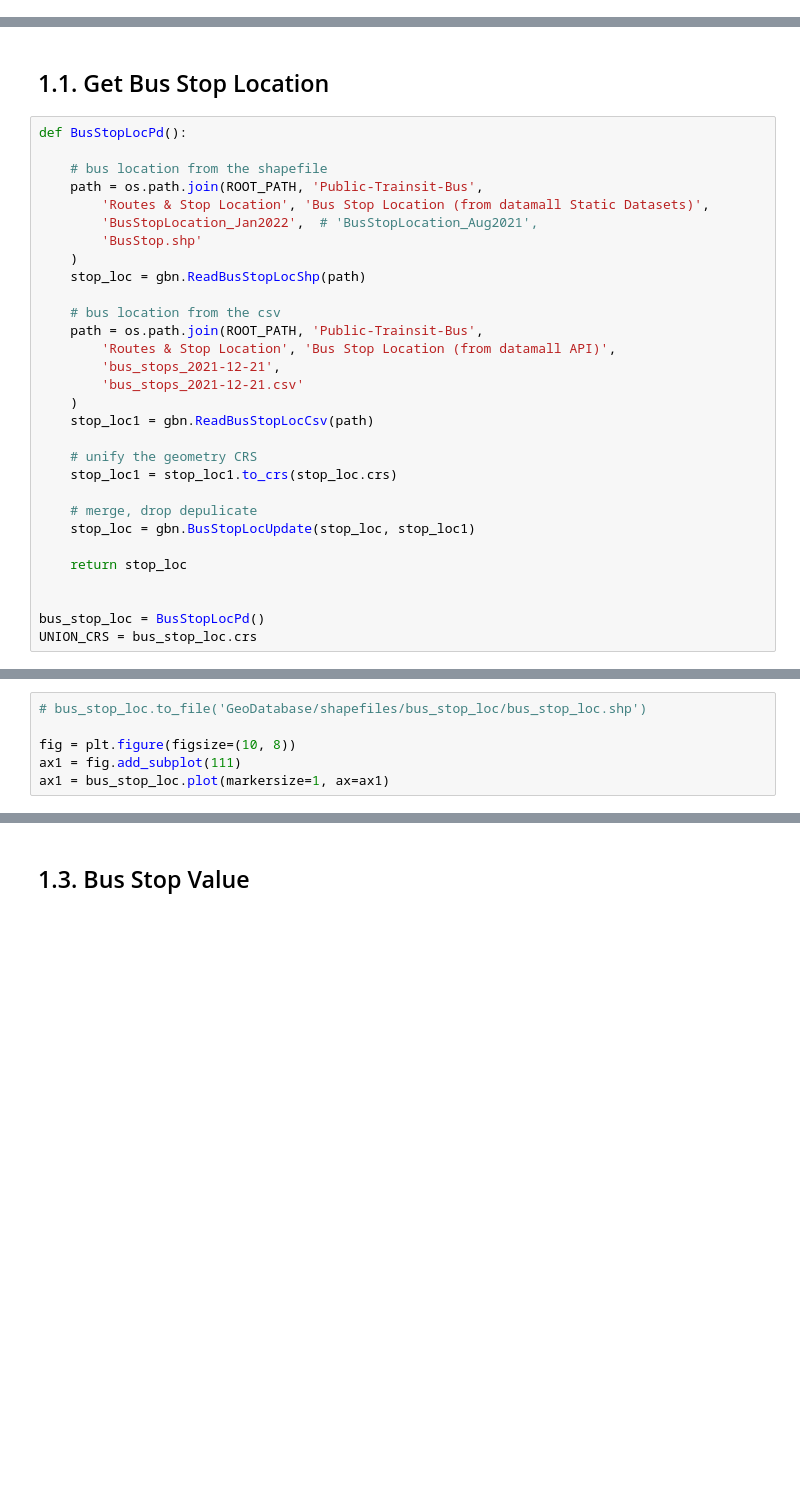
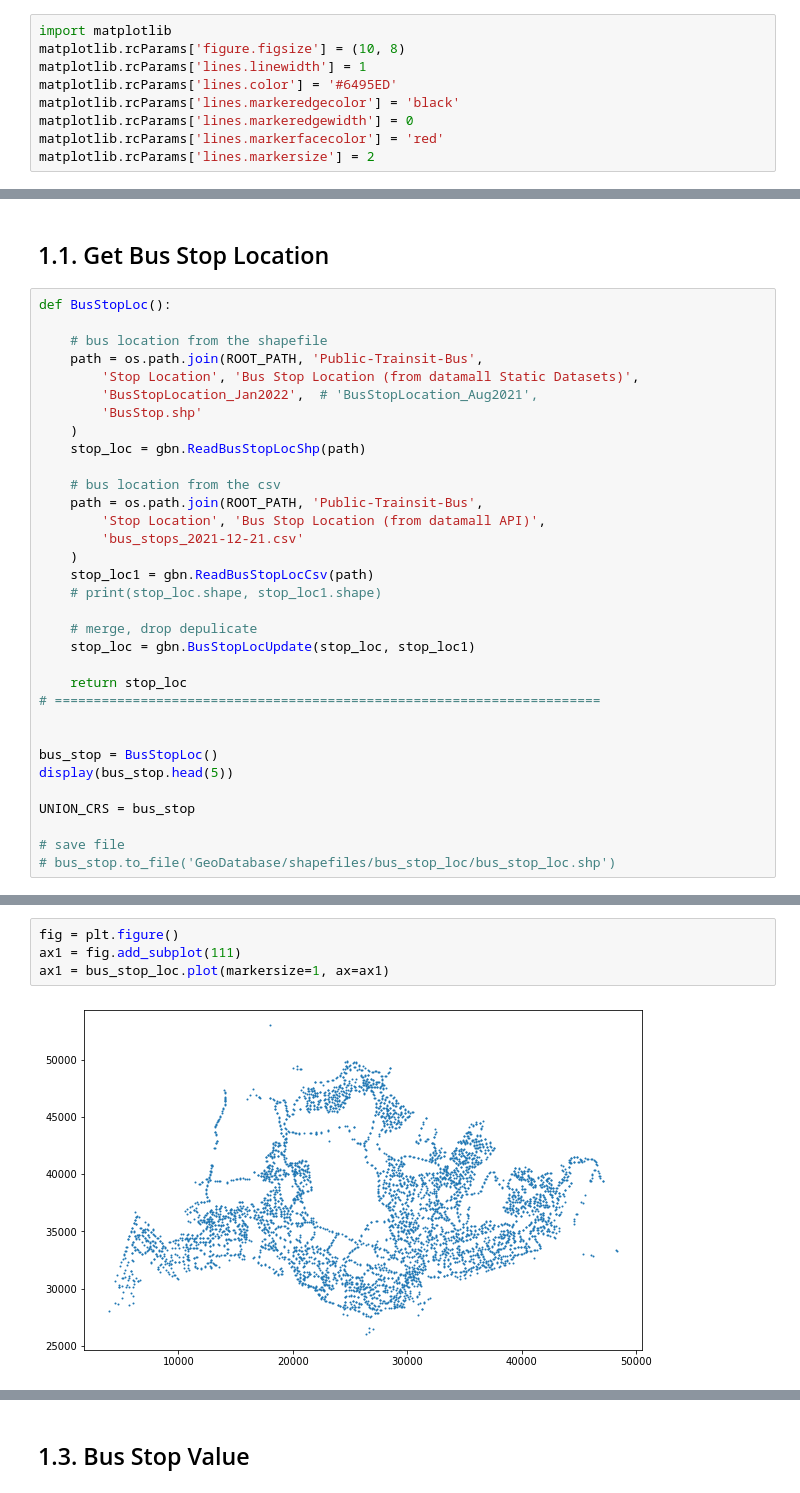
Before and after one commit to veager/GeoDatabase-SG, a Jupyter notebook: DataExplore.ipynb, the cells around one changed output, grey strips where cells are left out. Drawn from its saved outputs; the diff is of its cells as text; blank space fills up the shorter version.

```diff
--- a/DataExplore.ipynb
+++ b/DataExplore.ipynb
@@ -14,3 +13,12 @@ import PyCodesDataProcessingBase.DataProceesingBase_GetTrainNet as gtn
+# %%
+import matplotlib
+matplotlib.rcParams['figure.figsize'] = (10, 8)
+matplotlib.rcParams['lines.linewidth'] = 1
+matplotlib.rcParams['lines.color'] = '#6495ED'
+matplotlib.rcParams['lines.markeredgecolor'] = 'black'
+matplotlib.rcParams['lines.markeredgewidth'] = 0
+matplotlib.rcParams['lines.markerfacecolor'] = 'red'
+matplotlib.rcParams['lines.markersize'] = 2
 # %%
 import importlib
 # importlib.reload()
@@ -56,11 +104,11 @@ The process of construct bus (transit) network
 # %% [markdown]
 ## 1.1. Get Bus Stop Location
 # %%
-def BusStopLocPd():
+def BusStopLoc():
 
     # bus location from the shapefile
     path = os.path.join(ROOT_PATH, 'Public-Trainsit-Bus',
-        'Routes & Stop Location', 'Bus Stop Location (from datamall Static Datasets)',
+        'Stop Location', 'Bus Stop Location (from datamall Static Datasets)',
         'BusStopLocation_Jan2022',  # 'BusStopLocation_Aug2021',
         'BusStop.shp'
     )
@@ -68,21 +116,24 @@ def BusStopLocPd():
 
     # bus location from the csv
     path = os.path.join(ROOT_PATH, 'Public-Trainsit-Bus',
-        'Routes & Stop Location', 'Bus Stop Location (from datamall API)',
-        'bus_stops_2021-12-21',
+        'Stop Location', 'Bus Stop Location (from datamall API)',
         'bus_stops_2021-12-21.csv'
     )
     stop_loc1 = gbn.ReadBusStopLocCsv(path)
-
-    # unify the geometry CRS
-    stop_loc1 = stop_loc1.to_crs(stop_loc.crs)
+    # print(stop_loc.shape, stop_loc1.shape)
 
     # merge, drop depulicate
     stop_loc = gbn.BusStopLocUpdate(stop_loc, stop_loc1)
 
     return stop_loc
+# ======================================================================
 
 
-bus_stop_loc = BusStopLocPd()
-UNION_CRS = bus_stop_loc.crs
+bus_stop = BusStopLoc()
+display(bus_stop.head(5))
+
+UNION_CRS = bus_stop
+
+# save file
+# bus_stop.to_file('GeoDatabase/shapefiles/bus_stop_loc/bus_stop_loc.shp')
 # %% [output]
@@ -90,6 +146,6 @@ AttributeError: module 'PyCodesDataProcessingBase.DataProceesingBase_GetBusNet'
 # %%
-# bus_stop_loc.to_file('GeoDatabase/shapefiles/bus_stop_loc/bus_stop_loc.shp')
-
-fig = plt.figure(figsize=(10, 8))
+fig = plt.figure()
 ax1 = fig.add_subplot(111)
 ax1 = bus_stop_loc.plot(markersize=1, ax=ax1)
+# %% [output]
+[figure, added]
```
Also changed, not shown: parts of 16 cells of this notebook, 2 other files.
